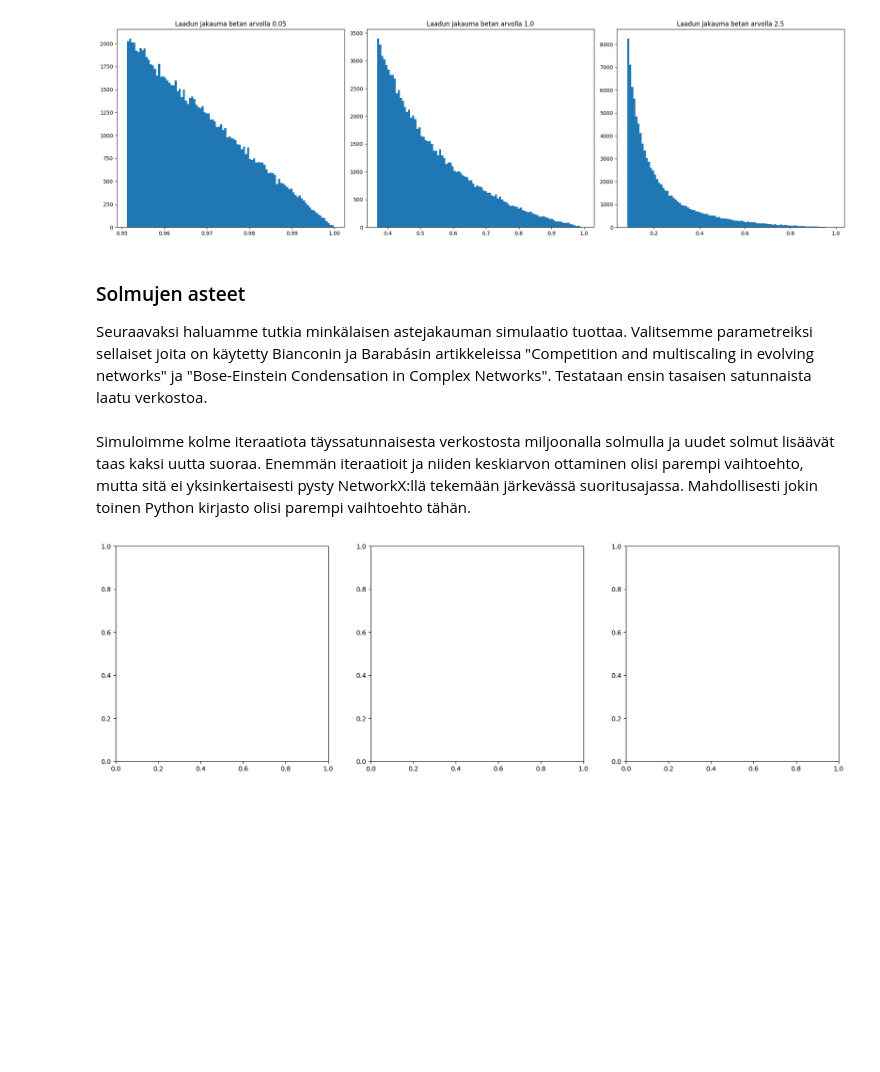
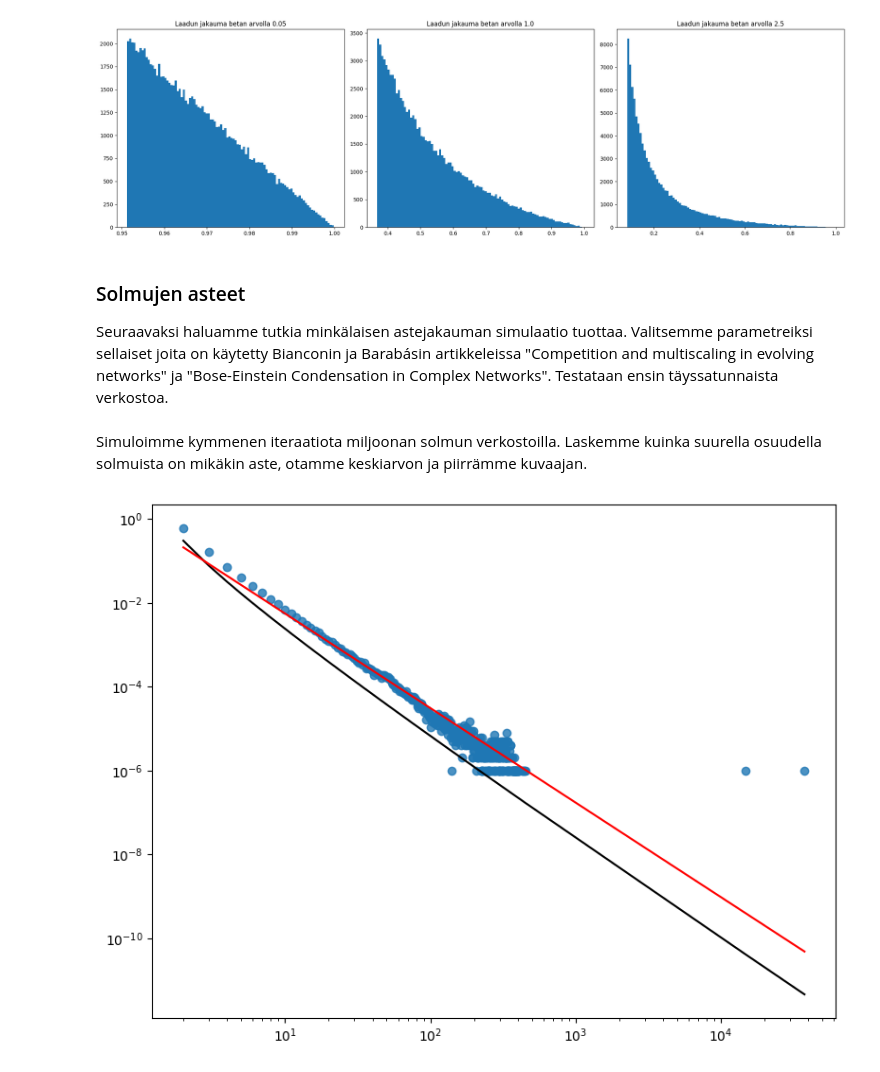
Before and after one commit to MiloSulin/nt-project, a Jupyter notebook: main.ipynb, the cells around one changed output. Cells and saved outputs as stored; diff of their text form; code cells hidden in the pictures; blank space fills up the shorter version.

Commit message:
Lisää kuvaajia

```diff
--- a/main.ipynb
+++ b/main.ipynb
@@ -69,11 +69,25 @@ plt.show()
 [figure]
 # %% [markdown]
 ### Solmujen asteet
-Seuraavaksi haluamme tutkia minkälaisen astejakauman simulaatio tuottaa. Valitsemme parametreiksi sellaiset joita on käytetty Bianconin ja Barabásin artikkeleissa "Competition and multiscaling in evolving networks" ja "Bose-Einstein Condensation in Complex Networks". Testataan ensin tasaisen satunnaista laatu verkostoa.
+Seuraavaksi haluamme tutkia minkälaisen astejakauman simulaatio tuottaa. Valitsemme parametreiksi sellaiset joita on käytetty Bianconin ja Barabásin artikkeleissa "Competition and multiscaling in evolving networks" ja "Bose-Einstein Condensation in Complex Networks". Testataan ensin täyssatunnaista verkostoa.
-# %% [markdown]
-Simuloimme kolme iteraatiota täyssatunnaisesta verkostosta miljoonalla solmulla ja uudet solmut lisäävät taas kaksi uutta suoraa. Enemmän iteraatioit ja niiden keskiarvon ottaminen olisi parempi vaihtoehto, mutta sitä ei yksinkertaisesti pysty NetworkX:llä tekemään järkevässä suoritusajassa. Mahdollisesti jokin toinen Python kirjasto olisi parempi vaihtoehto tähän.
-# %%
-fig, axes = plt.subplots(1, 3, figsize=(20,6))
-plot_index = 0
-# %% [output]
-[figure, removed]
+# %% [markdown]
+Simuloimme kymmenen iteraatiota miljoonan solmun verkostoilla. Laskemme kuinka suurella osuudella solmuista on mikäkin aste, otamme keskiarvon ja piirrämme kuvaajan.
+# %%
+_, test_e = BB.generateBianconiBarabasi(1000000, 2, distr_type='uniform')
+# test_graph = nx.MultiGraph(test_e)
+# degree_distr = nx.degree_histogram(test_graph)
+_, counts = np.unique(test_e, return_counts=True)
+unique, degree_distr = np.unique(counts, return_counts=True)
+degree_distr = degree_distr / degree_distr.sum()
+
+# kuvaaja
+fig, axes = plt.subplots(figsize=(8,6))
+axes.scatter(unique, degree_distr, alpha=0.8)
+axes.plot(unique, unique**(-2.255) / np.log(unique), c='black')
+axes.plot(unique, unique**(-2.255), c='r')
+axes.set_xscale('log')
+axes.set_yscale('log')
+plt.tight_layout()
+plt.show()
+# %% [output]
+[figure, added]
```
Also changed, not shown: parts of 1 cell of this notebook.
